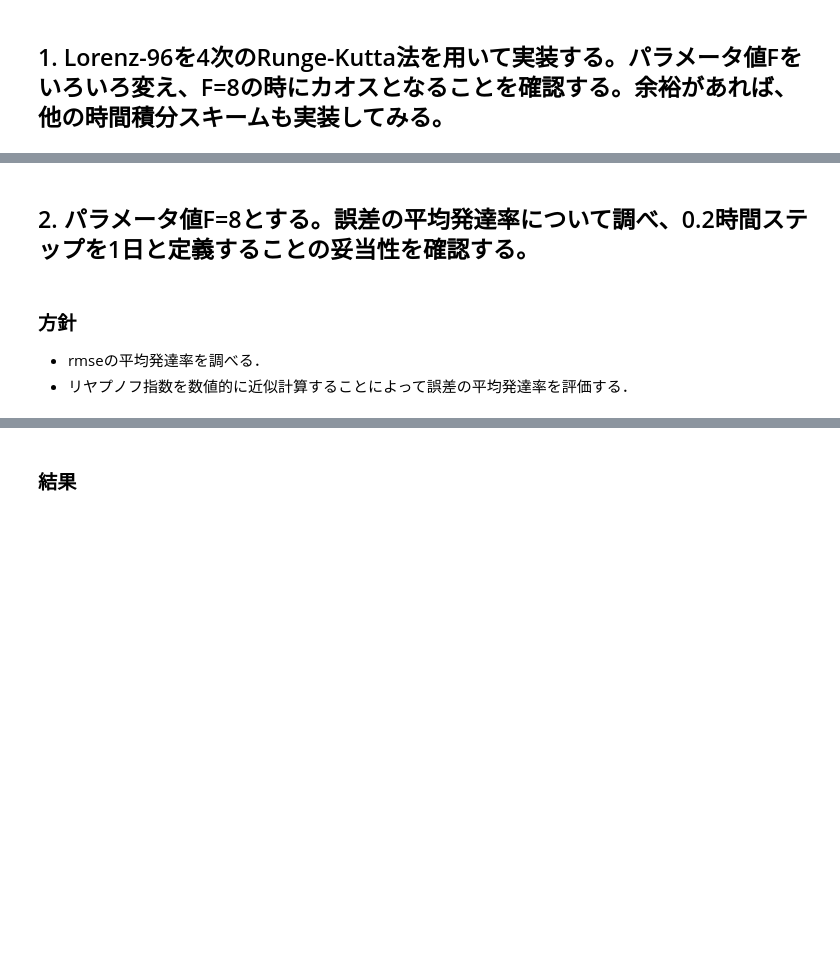
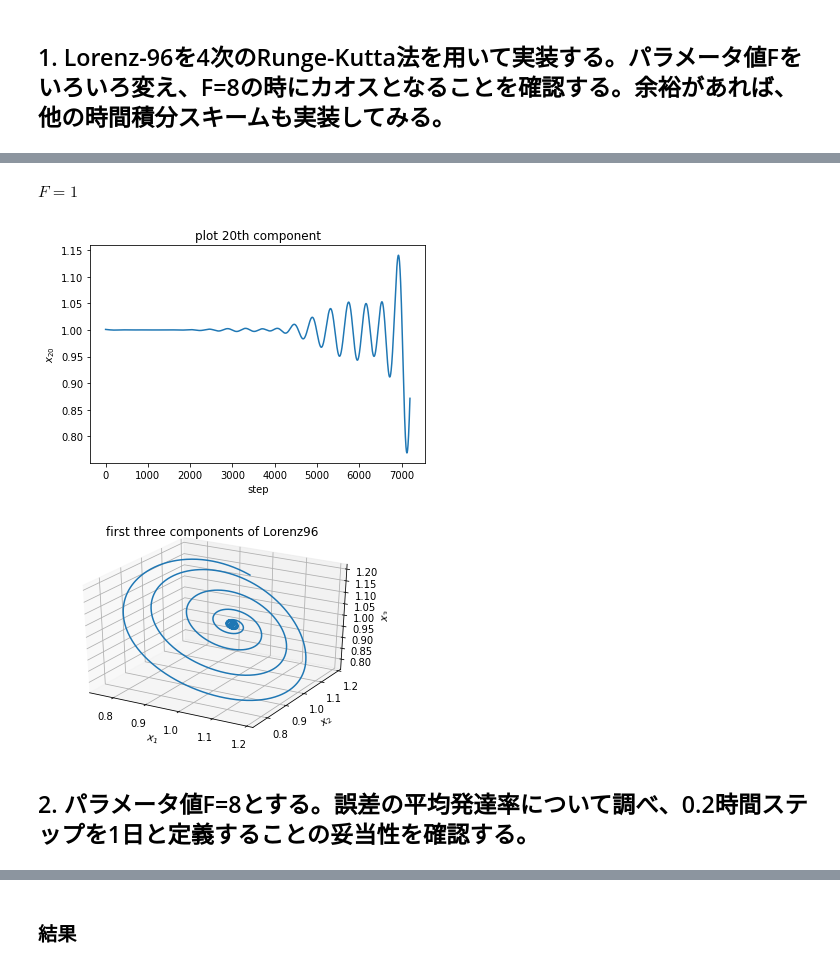
Before and after one commit to KotaTakeda/rccs_online_school, a Jupyter notebook: work.ipynb, the cells around one changed output, grey strips where cells are left out. Saved outputs shown, nothing was run; the diff lists cells and outputs as text; code cells hidden in the pictures; blank space fills up the shorter version.

```diff
--- a/work.ipynb
+++ b/work.ipynb
@@ -123,6 +155,14 @@ x = simulate_lorenz96(rk4)
+# %% [markdown]
+$F=1$
+# %%
+F = 1
+x0 = F*np.ones(J)
+x0[19] *= 1.001
+lorenz = make_lorenz96(F)
+
+_ = simulate_lorenz96(rk4)
+# %% [output]
+[figure, added]
+[figure, added]
 # %% [markdown]
 ## 2. パラメータ値F=8とする。誤差の平均発達率について調べ、0.2時間ステップを1日と定義することの妥当性を確認する。
-# %% [markdown]
-### 方針
-- rmseの平均発達率を調べる．
-- リヤプノフ指数を数値的に近似計算することによって誤差の平均発達率を評価する．
```
Also changed, not shown: parts of 29 cells of this notebook, 3 other files.
